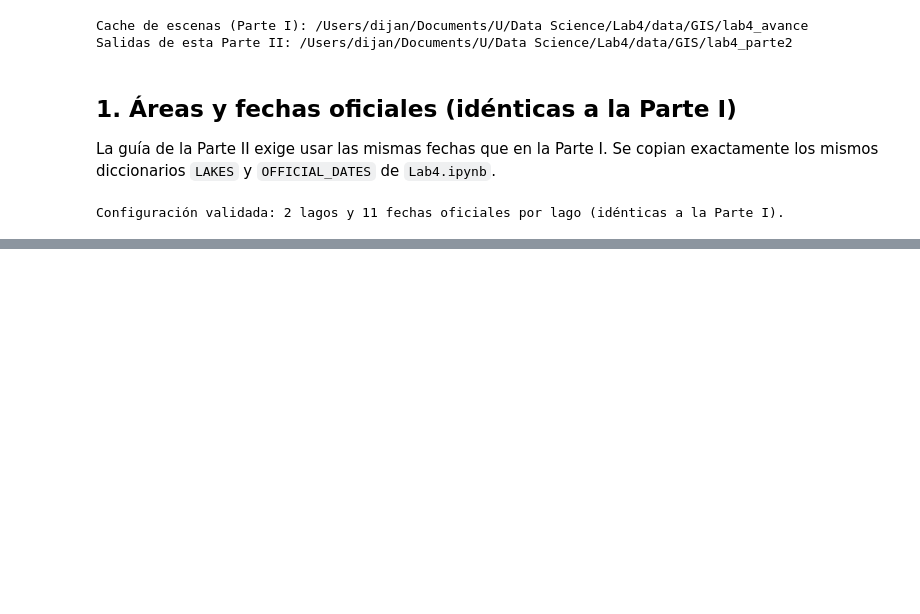
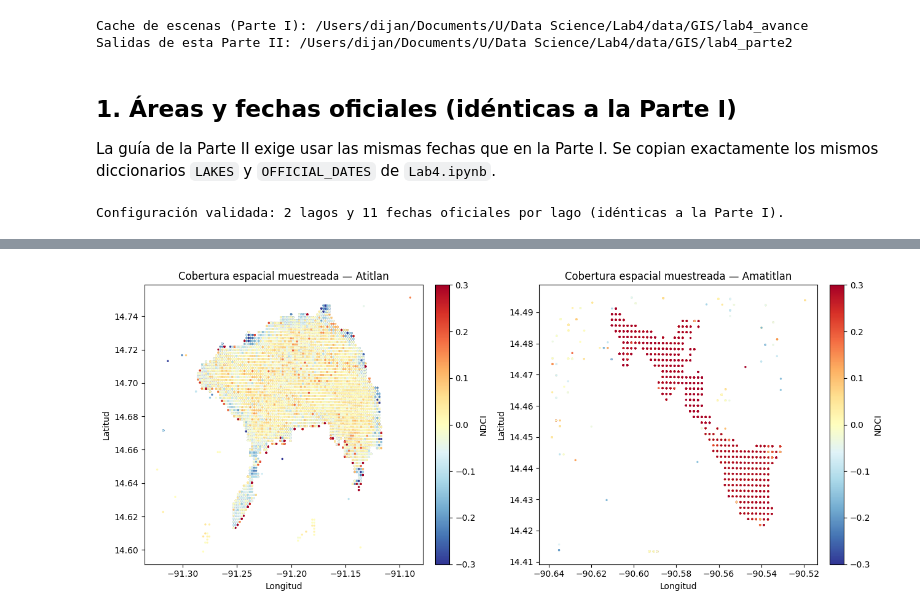
Before and after one commit to DavidDominguez-11/DS-Lab1, a Jupyter notebook: Laboratorio4_Parte2.ipynb, the cells around one changed output, grey strips where cells are left out. Drawn from its saved outputs; the diff is of its cells as text; code cells hidden in the pictures; blank space fills up the shorter version.

```diff
--- a/Laboratorio4_Parte2.ipynb
+++ b/Laboratorio4_Parte2.ipynb
@@ -80,0 +348,13 @@ Configuración validada: 2 lagos y 11 fechas oficiales por lago (idénticas a la
+# %%
+fig, axes = plt.subplots(1, 2, figsize=(13, 5.5))
+for ax, lake_name in zip(axes, LAKES):
+    sub = ml_dataset[ml_dataset["lake"] == lake_name]
+    sc = ax.scatter(sub["lon"], sub["lat"], c=sub["NDCI"], cmap="RdYlBu_r", s=2, vmin=-0.3, vmax=0.3)
+    ax.set_title(f"Cobertura espacial muestreada — {lake_name}")
+    ax.set_xlabel("Longitud"); ax.set_ylabel("Latitud")
+    fig.colorbar(sc, ax=ax, fraction=0.046, pad=0.04, label="NDCI")
+fig.tight_layout()
+fig.savefig(OUT_DIR / "eda_cobertura_espacial.png", dpi=150, bbox_inches="tight")
+plt.show()
+# %% [output]
+[figure, added]
```
Also changed, not shown: parts of 12 cells of this notebook.
